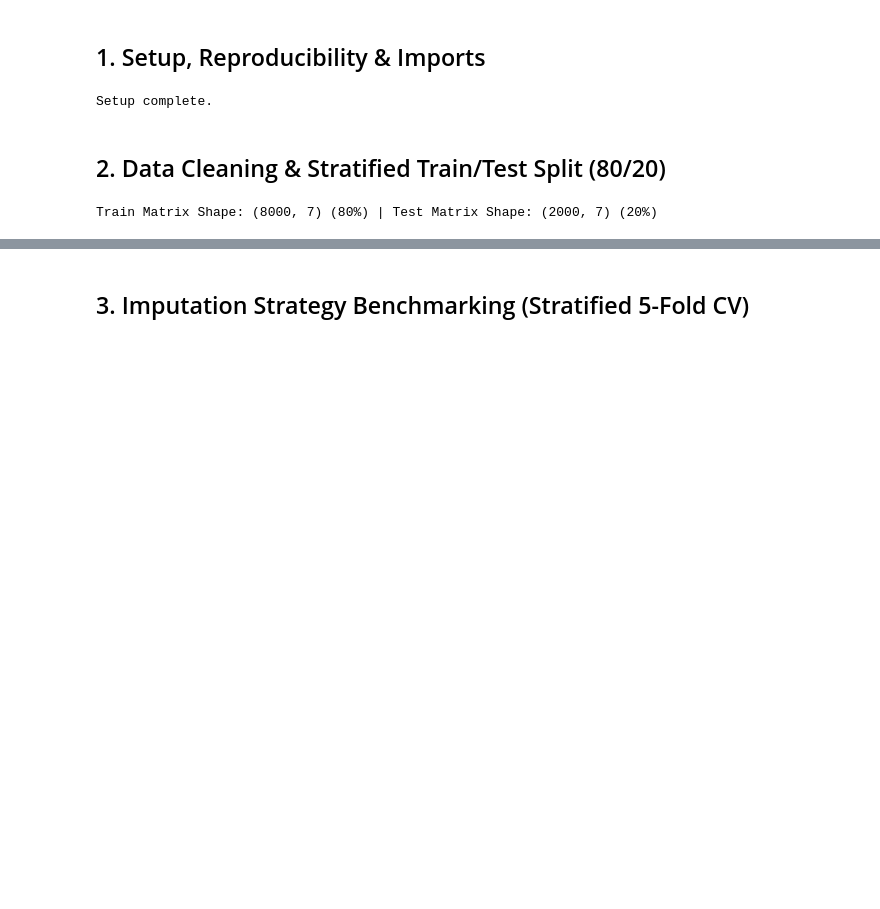
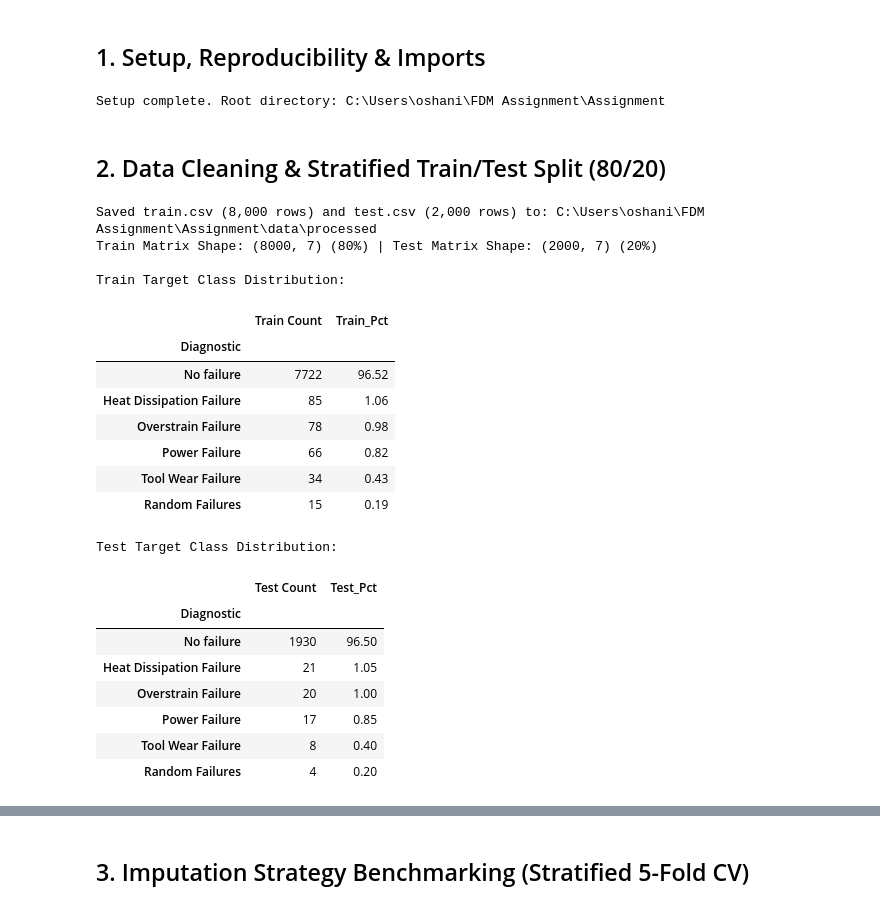
Before and after one commit to Oshaniderun/FDM-MINI-PROJECT, a Jupyter notebook: notebooks/02_preprocessing_feature_engineering.ipynb, the cells around one changed output, grey strips where cells are left out. Cells and saved outputs as stored; diff of their text form; code cells hidden in the pictures; blank space fills up the shorter version.

Commit message:
Sync processed datasets, model artifact, figures, and updated notebooks

```diff
--- a/notebooks/02_preprocessing_feature_engineering.ipynb
+++ b/notebooks/02_preprocessing_feature_engineering.ipynb
@@ -25,7 +25,6 @@
 import sys
 import os
 import json
-import tempfile
 from pathlib import Path
 import numpy as np
 import pandas as pd
@@ -60,33 +59,67 @@ sys.path.append(str(PROJECT_ROOT))
 from src.features import PhysicsFeatureEngineer
 from src import preprocessing
 
-print(f"Setup complete.")
+print(f"Setup complete. Root directory: {PROJECT_ROOT}")
 # %% [output]
-Setup complete.
+Setup complete. Root directory: C:\Users\oshani\FDM Assignment\Assignment
 # %% [markdown]
 <a id='sec2'></a>
 ## 2. Data Cleaning & Stratified Train/Test Split (80/20)
 # %%
 # Ingest Raw Dataset
 raw_csv_path = PROJECT_ROOT / 'AI4I- PMDI - Maintenance dataset.csv'
 if not raw_csv_path.exists():
     raw_csv_path = PROJECT_ROOT / 'data' / 'raw' / 'AI4I-_PMDI_-_Maintenance_dataset.csv'
 
 # Perform strict Stratified 80/20 split and clean identifiers
 X_train, X_test, y_train, y_test, split_metadata = preprocessing.split_and_clean_data(
     raw_data_path=raw_csv_path,
     test_size=0.2,
     random_state=42
 )
 
+# Save processed CSV splits to data/processed/
+processed_dir = PROJECT_ROOT / 'data' / 'processed'
+processed_dir.mkdir(parents=True, exist_ok=True)
+
+train_df = pd.concat([X_train, y_train], axis=1)
+test_df = pd.concat([X_test, y_test], axis=1)
+
+train_df.to_csv(processed_dir / 'train.csv', index=False)
+test_df.to_csv(processed_dir / 'test.csv', index=False)
+with open(processed_dir / 'split_indices.json', 'w', encoding='utf-8') as f:
+    json.dump(split_metadata, f, indent=2)
+
+print(f"Saved train.csv ({len(train_df):,} rows) and test.csv ({len(test_df):,} rows) to: {processed_dir}")
 print(f"Train Matrix Shape: {X_train.shape} (80%) | Test Matrix Shape: {X_test.shape} (20%)")
+
 print("\nTrain Target Class Distribution:")
 display(y_train.value_counts().to_frame('Train Count').assign(Train_Pct=lambda x: (x['Train Count']/len(y_train)*100).round(2)))
 
 print("\nTest Target Class Distribution:")
 display(y_test.value_counts().to_frame('Test Count').assign(Test_Pct=lambda x: (x['Test Count']/len(y_test)*100).round(2)))
 # %% [output]
+Saved train.csv (8,000 rows) and test.csv (2,000 rows) to: C:\Users\oshani\FDM Assignment\Assignment\data\processed
 Train Matrix Shape: (8000, 7) (80%) | Test Matrix Shape: (2000, 7) (20%)
+
+Train Target Class Distribution:
+|  | Train Count | Train_Pct |
+| Diagnostic |  |  |
+| No failure | 7722 | 96.52 |
+| Heat Dissipation Failure | 85 | 1.06 |
+| Overstrain Failure | 78 | 0.98 |
+| Power Failure | 66 | 0.82 |
+| Tool Wear Failure | 34 | 0.43 |
+| Random Failures | 15 | 0.19 |
+Test Target Class Distribution:
+|  | Test Count | Test_Pct |
+| Diagnostic |  |  |
+| No failure | 1930 | 96.50 |
+| Heat Dissipation Failure | 21 | 1.05 |
+| Overstrain Failure | 20 | 1.00 |
+| Power Failure | 17 | 0.85 |
+| Tool Wear Failure | 8 | 0.40 |
+| Random Failures | 4 | 0.20 |
 # %% [markdown]
 ### Train/Test Split Verification
 
```
Also changed, not shown: parts of 6 cells of this notebook, 17 other files.
